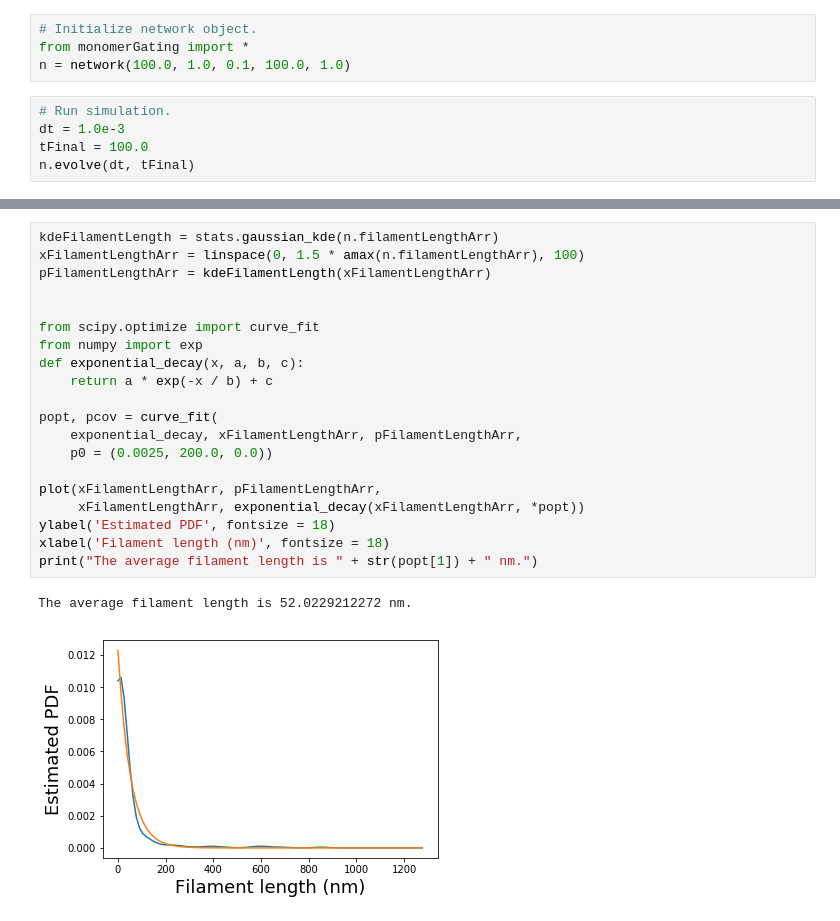
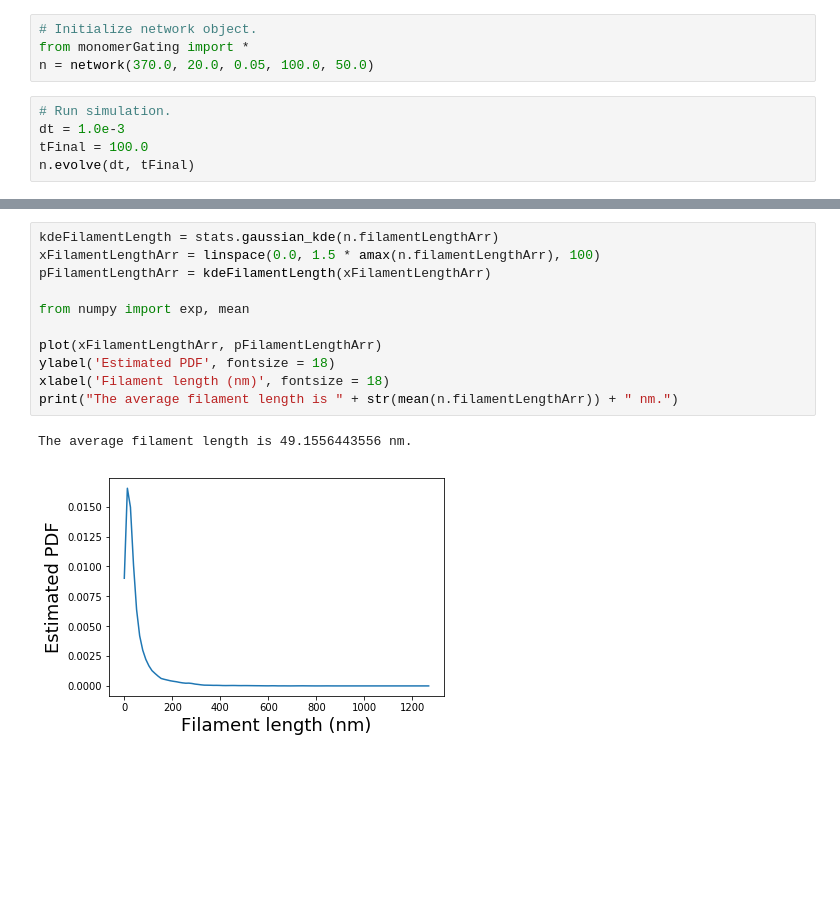
Before and after one commit to jiongyi/postdoc, a Jupyter notebook: branched-networks/monomer-gated-assembly.ipynb, the cells around one changed output, grey strips where cells are left out. Drawn from its saved outputs; the diff is of its cells as text; blank space fills up the shorter version.

```diff
--- a/branched-networks/monomer-gated-assembly.ipynb
+++ b/branched-networks/monomer-gated-assembly.ipynb
@@ -1,7 +1,7 @@
 # %%
 # Initialize network object.
 from monomerGating import *
-n = network(100.0, 1.0, 0.1, 100.0, 1.0)
+n = network(370.0, 20.0, 0.05, 100.0, 50.0)
 # %%
 # Run simulation.
 dt = 1.0e-3
@@ -76,23 +76,14 @@ Text(0,0.5,'Estimated PDF')
 # %%
 kdeFilamentLength = stats.gaussian_kde(n.filamentLengthArr)
-xFilamentLengthArr = linspace(0, 1.5 * amax(n.filamentLengthArr), 100)
+xFilamentLengthArr = linspace(0.0, 1.5 * amax(n.filamentLengthArr), 100)
 pFilamentLengthArr = kdeFilamentLength(xFilamentLengthArr)
 
+from numpy import exp, mean
 
-from scipy.optimize import curve_fit
-from numpy import exp
-def exponential_decay(x, a, b, c):
-    return a * exp(-x / b) + c
-
-popt, pcov = curve_fit(
-    exponential_decay, xFilamentLengthArr, pFilamentLengthArr,
-    p0 = (0.0025, 200.0, 0.0))
-
-plot(xFilamentLengthArr, pFilamentLengthArr,
-     xFilamentLengthArr, exponential_decay(xFilamentLengthArr, *popt))
+plot(xFilamentLengthArr, pFilamentLengthArr)
 ylabel('Estimated PDF', fontsize = 18)
 xlabel('Filament length (nm)', fontsize = 18)
-print("The average filament length is " + str(popt[1]) + " nm.")
+print("The average filament length is " + str(mean(n.filamentLengthArr)) + " nm.")
 # %% [output]
-The average filament length is 52.0229212272 nm.
+The average filament length is 49.1556443556 nm.
-[figure, old version]
+[figure, new version]
```
Also changed, not shown: parts of 6 cells of this notebook, 2 other files.
